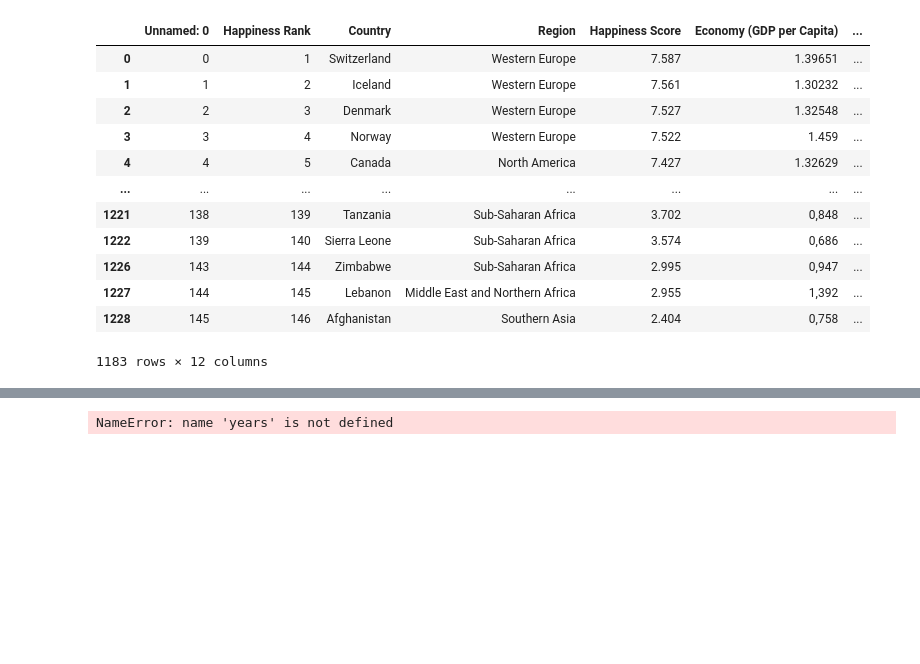
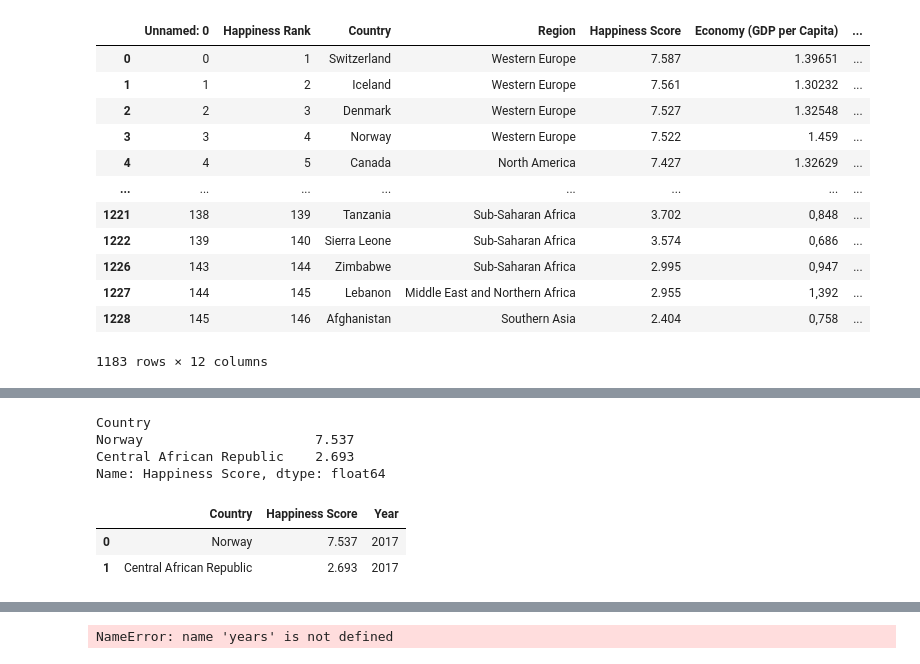
Before and after one commit to emily-curlin/Project1, a Jupyter notebook: world_happiness_lauren.ipynb, the cells around one changed output, grey strips where cells are left out. Saved outputs shown, nothing was run; the diff lists cells and outputs as text; code cells hidden in the pictures; blank space fills up the shorter version.

```diff
--- a/world_happiness_lauren.ipynb
+++ b/world_happiness_lauren.ipynb
@@ -531,0 +388,6 @@ Name: Happiness Score, dtype: float64
+# %%
+#Extract data for only 2017 and put in decending order-Lauren
+top_2017 = happiness_df[happiness_df['Year'] == 2017].groupby(happiness_df.Country).max()["Happiness Score"]
+top_2017_df = top_2017.sort_values(ascending=False)
+
+top_2017_df
@@ -531,0 +408,20 @@ Name: Happiness Score, dtype: float64
+# %%
+# Extract first and last value of dataset-Lauren
+df2017 = top_2017_df.iloc[[0, -1]]
+df2017
+# %% [output]
+Country
+Norway                      7.537
+Central African Republic    2.693
+Name: Happiness Score, dtype: float64
+# %%
+#Reset index and convert to pandas-Lauren
+df2017 = pd.DataFrame(df2017).reset_index()
+# %%
+#Add "Year" column-Lauren
+df2017["Year"] = [2017,2017]
+df2017
+# %% [output]
+|  | Country | Happiness Score | Year |
+| 0 | Norway | 7.537 | 2017 |
+| 1 | Central African Republic | 2.693 | 2017 |
```
Also changed, not shown: parts of 52 cells of this notebook.
